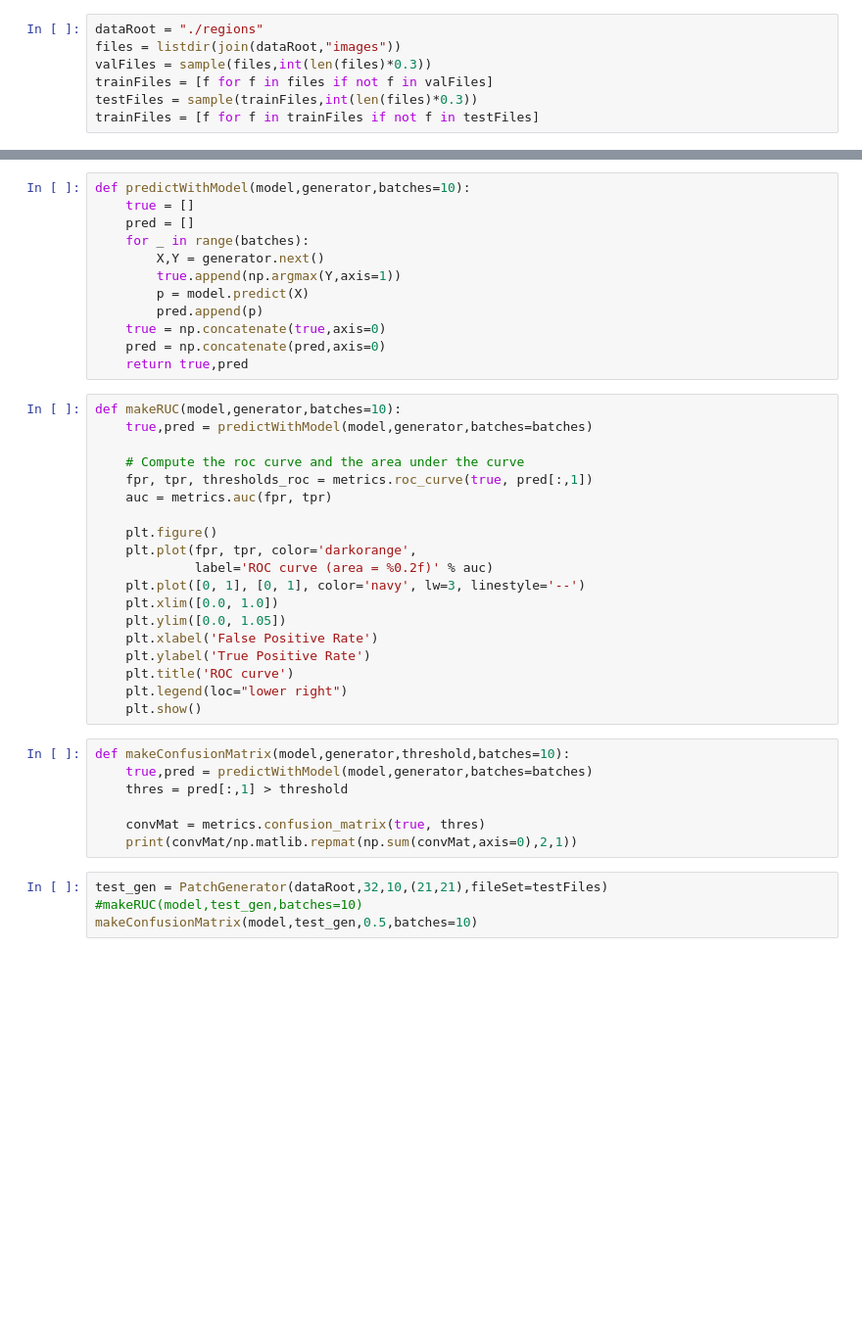
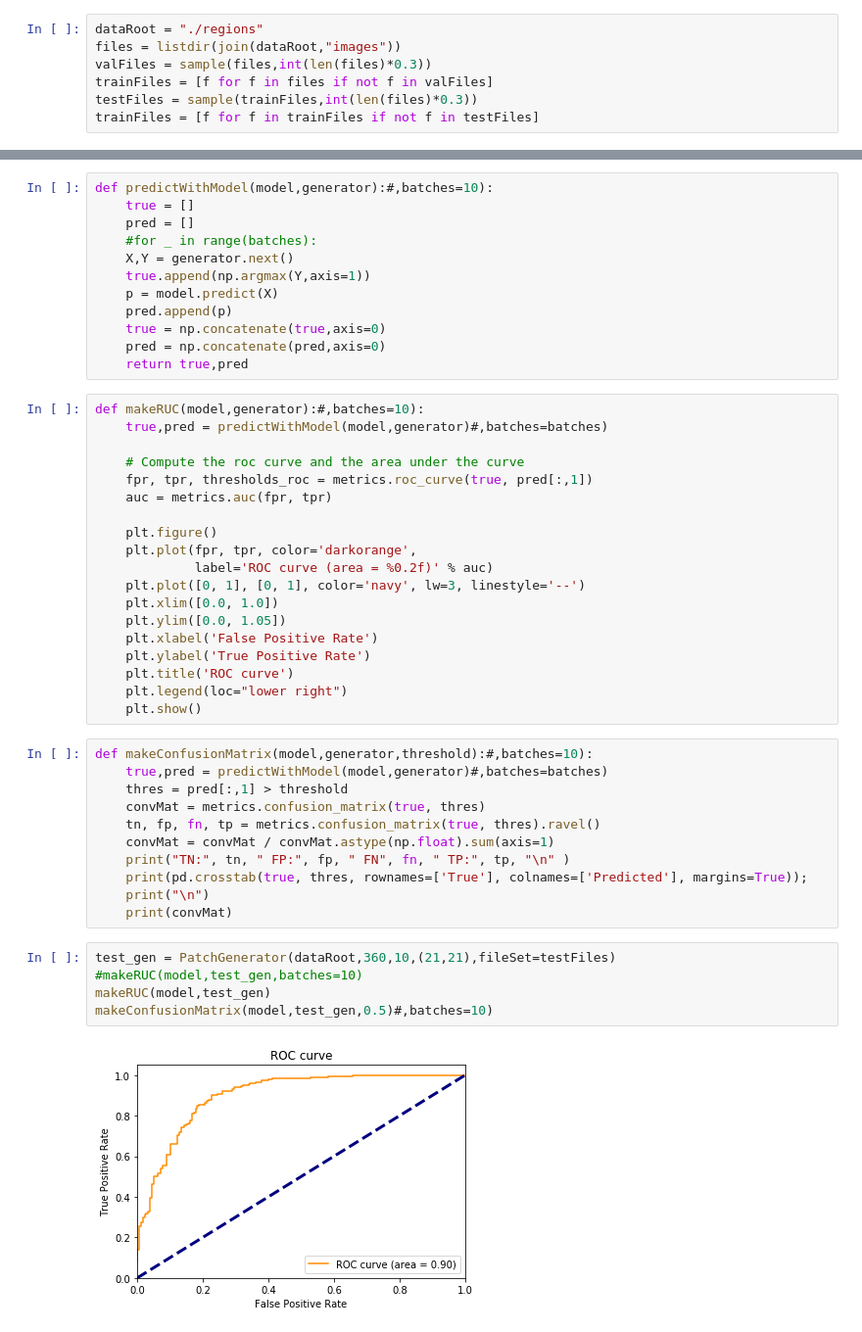
Before and after one commit to MaartenNVos/ISMI2018, a Jupyter notebook: TrainCNN.ipynb, the cells around one changed output, grey strips where cells are left out. Shown at 98% size. Saved outputs shown, nothing was run; the diff lists cells and outputs as text; blank space fills up the shorter version.

```diff
--- a/TrainCNN.ipynb
+++ b/TrainCNN.ipynb
@@ -92,18 +92,18 @@ Epoch 6/20
 # %%
-def predictWithModel(model,generator,batches=10):
+def predictWithModel(model,generator):#,batches=10):
     true = []
     pred = []
-    for _ in range(batches):
-        X,Y = generator.next()
-        true.append(np.argmax(Y,axis=1))
-        p = model.predict(X)
-        pred.append(p)
+    #for _ in range(batches):
+    X,Y = generator.next()
+    true.append(np.argmax(Y,axis=1))
+    p = model.predict(X)
+    pred.append(p)
     true = np.concatenate(true,axis=0)
     pred = np.concatenate(pred,axis=0)
     return true,pred
 # %%
-def makeRUC(model,generator,batches=10):
-    true,pred = predictWithModel(model,generator,batches=batches)
+def makeRUC(model,generator):#,batches=10):
+    true,pred = predictWithModel(model,generator)#,batches=batches)
 
     # Compute the roc curve and the area under the curve
     fpr, tpr, thresholds_roc = metrics.roc_curve(true, pred[:,1])
@@ -121,14 +121,20 @@ def makeRUC(model,generator,batches=10):
     plt.legend(loc="lower right")
     plt.show()
 # %%
-def makeConfusionMatrix(model,generator,threshold,batches=10):
-    true,pred = predictWithModel(model,generator,batches=batches)
+def makeConfusionMatrix(model,generator,threshold):#,batches=10):
+    true,pred = predictWithModel(model,generator)#,batches=batches)
     thres = pred[:,1] > threshold
-
     convMat = metrics.confusion_matrix(true, thres)
-    print(convMat/np.matlib.repmat(np.sum(convMat,axis=0),2,1))
+    tn, fp, fn, tp = metrics.confusion_matrix(true, thres).ravel()
+    convMat = convMat / convMat.astype(np.float).sum(axis=1)
+    print("TN:", tn, " FP:", fp, " FN", fn, " TP:", tp, "\n" )
+    print(pd.crosstab(true, thres, rownames=['True'], colnames=['Predicted'], margins=True));
+    print("\n")
+    print(convMat)
 # %%
-test_gen = PatchGenerator(dataRoot,32,10,(21,21),fileSet=testFiles)
+test_gen = PatchGenerator(dataRoot,360,10,(21,21),fileSet=testFiles)
 #makeRUC(model,test_gen,batches=10)
-makeConfusionMatrix(model,test_gen,0.5,batches=10)
+makeRUC(model,test_gen)
+makeConfusionMatrix(model,test_gen,0.5)#,batches=10)
 # %% [output]
+[figure, added]
```
Also changed, not shown: parts of 3 cells of this notebook.
